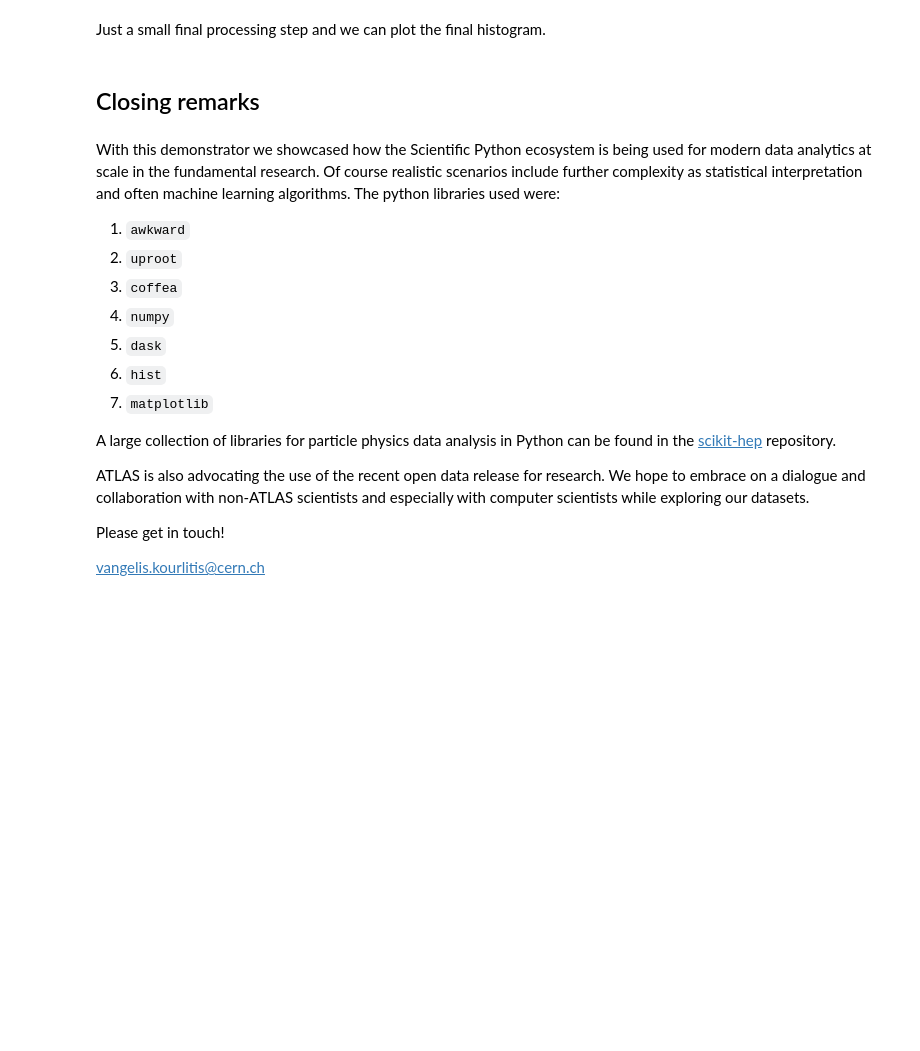
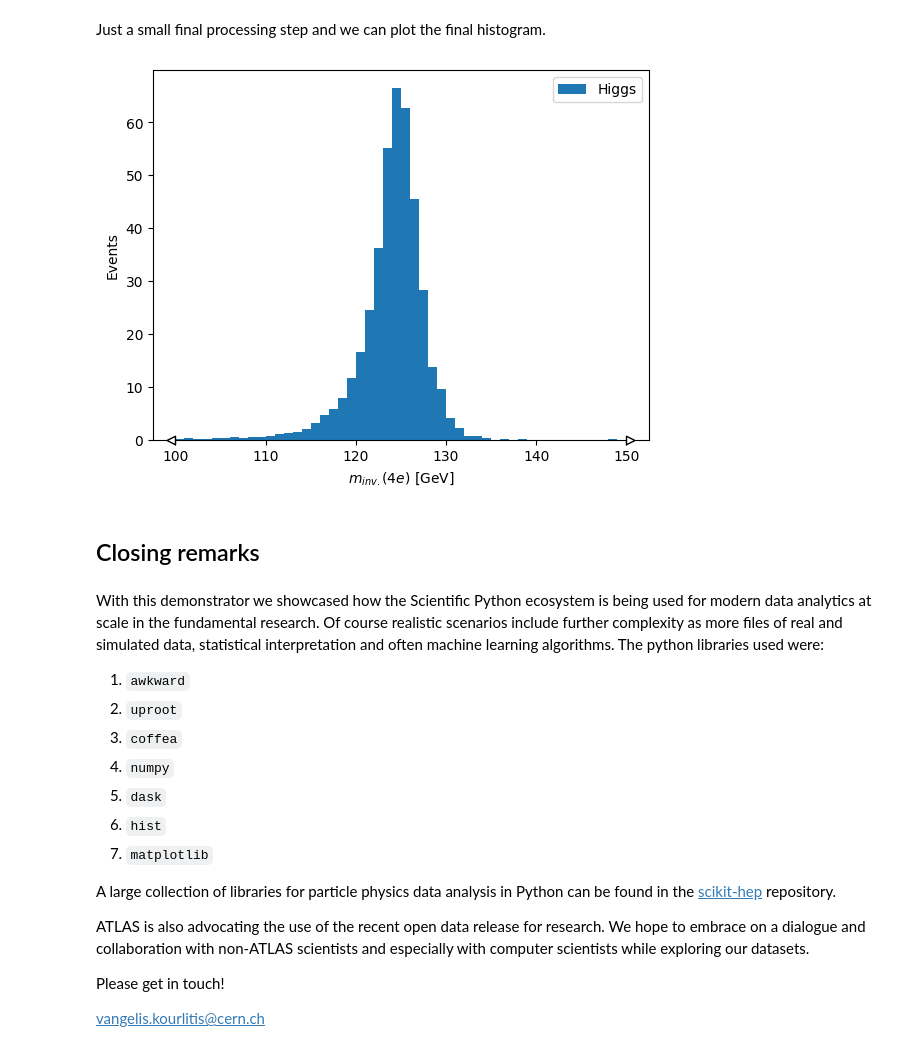
Before and after one commit to ekourlit/scipy2024-ATLAS-demo, a Jupyter notebook: analysis_demo_coffea.ipynb, the cells around one changed output. Drawn from its saved outputs; the diff is of its cells as text; code cells hidden in the pictures; blank space fills up the shorter version.

```diff
--- a/analysis_demo_coffea.ipynb
+++ b/analysis_demo_coffea.ipynb
@@ -277,6 +297,7 @@ samples, _ = dataset_tools.preprocess(fileset)
 As we plan to process a large number of events, we would better return a more compact representation of the result instead of a huge array of length O(Million). We would write a function that actually returns a histogram of the invariant mass per file. For the histogram creation we will use the `hist` library which provides some handy functionalities useful to particle physics and also native `dask` distribution.
 # %%
 import hist
+import dask
 
 # create histogram with observables
 def create_histogram(events):
@@ -288,25 +309,24 @@ def create_histogram(events):
 
     process_name = events.metadata['process']
 
-    # normalization for MC
-    x_sec = events.metadata["xsec"]
-    gen_filt_eff = events.metadata["genFiltEff"]
-    k_factor = events.metadata["kFactor"]
-    nevts_total = events.metadata["nevts"]
-    lumi = 36000. # /pb
-    xsec_weight = x_sec * gen_filt_eff * k_factor * lumi / nevts_total
-    print(f"Processing {process_name} with xsec weight {xsec_weight}")
-    # event_mc_weight = ak.flatten(events.EventInfo.mcEventWeights[0], axis=0)
-    # event_mc_weight = events[selection_4e0m].EventInfo.mcEventWeights[0]
-
     # as mentined already, the actual analysis code remains the same!
     # select objects and events
     el, mu = object_selection(events)
     selection_4e0m = region_selection(el, mu)
 
+    # normalization for MC
+    x_sec = events.metadata["xsec"]
+    gen_filt_eff = events.metadata["genFiltEff"]
+    k_factor = events.metadata["kFactor"]
+    sum_of_weights = events.metadata["sumOfWeights"]
+    lumi = 36100. # /pb This is the luminosity (the amount of real data collected) corresponding to the open data released
+    xsec_weight = x_sec * gen_filt_eff * k_factor * lumi / sum_of_weights
+    print(f"Processing {process_name} with xsec weight {xsec_weight}")
+    mc_weight = events.EventInfo[selection_4e0m][:, 1]["mcEventWeights"]
+
     # observable calculation and histogram filling
     inv_mass = calculate_inv_mass(el[selection_4e0m])
-    hist_4e0m.fill(inv_mass, weight=xsec_weight, process=process_name)
+    hist_4e0m.fill(inv_mass, weight=mc_weight*xsec_weight, process=process_name)
 
     return {"4e0m": hist_4e0m}
 # %% [markdown]
@@ -336,18 +357,17 @@ Just a small final processing step and we can plot the final histogram.
 full_histogram = sum([v["4e0m"] for v in out.values()])
 # %%
 # plot
-artists = full_histogram[hist.rebin(4), :].stack("process").plot(
-    stack=True, histtype="fill", linewidth=1, edgecolor="grey")
+artists = full_histogram.plot(histtype="fill")
 
 ax = artists[0].stairs.axes
-fig = ax.get_figure()
-
-ax.legend(frameon=False)
-ax.set_ylabel("Events")
+ax.legend()
+ax.set_ylabel("Events");
+# %% [output]
+[figure, added]
 # %% [markdown]
 ## Closing remarks
 # %% [markdown]
-With this demonstrator we showcased how the Scientific Python ecosystem is being used for modern data analytics at scale in the fundamental research. Of course realistic scenarios include further complexity as statistical interpretation and often machine learning algorithms. The python libraries used were:
+With this demonstrator we showcased how the Scientific Python ecosystem is being used for modern data analytics at scale in the fundamental research. Of course realistic scenarios include further complexity as more files of real and simulated data, statistical interpretation and often machine learning algorithms. The python libraries used were:
 1. `awkward`
 2. `uproot`
 3. `coffea`
```
Also changed, not shown: parts of 18 cells of this notebook, 1 other file.
